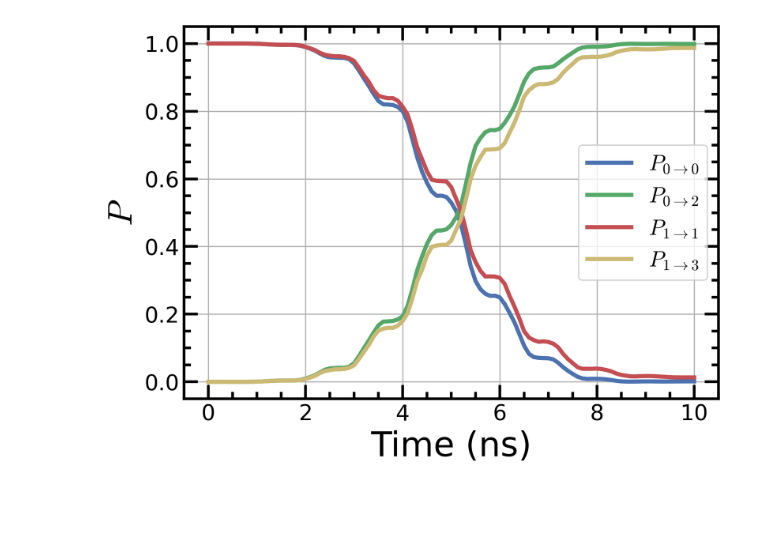
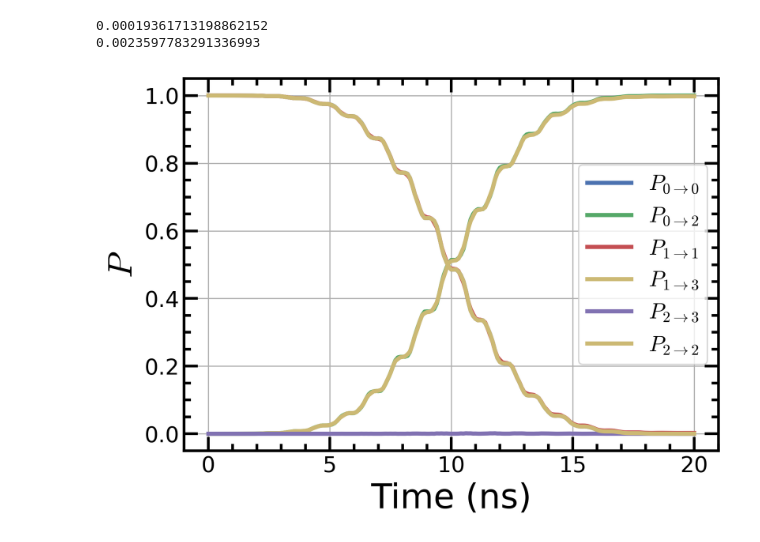
Before and after one commit to qnl/Fluxonium_berkeley, a Jupyter notebook: Notebooks/Untitled.ipynb, the cells around one changed output. Drawn from its saved outputs; the diff is of its cells as text; code cells hidden in the pictures; blank space fills up the shorter version.

```diff
--- a/Notebooks/Untitled.ipynb
+++ b/Notebooks/Untitled.ipynb
@@ -44,15 +42,16 @@ P3 = psi3 * psi3.dag()
 P4 = psi4 * psi4.dag()
 # %%
 #Gate parameter
-T_gate = 10 #ns
+T_gate = 20 #ns
 t_points = np.linspace(0, T_gate, 10 * int(T_gate) + 1)
-drive_amplitude_factor = 1
+drive_amplitude_factor = 0.5
 delta_omega_d1 = 0
 delta_omega_d2 = 0
 shape = 'gauss'
 sigma = 0.25
-drag = True
-drag_coeff = 0.0
+drag = False
+drag_coeff = 0.02
+drag_coeff_ratio = 1
 
 ini_state1 = 0
 fin_state1 = 2
@@ -64,31 +63,37 @@ fin_state2 = 3
 omega_d_2 = qubit.freq(ini_state2,fin_state2) + delta_omega_d2
 matr_el_2 = np.abs(qubit.n_ij(ini_state2,fin_state2))
 
-epsilon = drive_amplitude_factor/(matr_el_1+matr_el_2)
+epsilon = drive_amplitude_factor/matr_el_1
+drive_ratio = matr_el_1/matr_el_2
 
 H_drive = epsilon*(qubit.n())
 H_dummy = 0*(qubit.n())
 U_t = gates_double.evolution_operator_microwave(
-                qubit.H(), H_drive, t_points=t_points, DRAG = drag, DRAG_coefficient_1 = drag_coeff, DRAG_coefficient_2 = drag_coeff,
-                T_gate=T_gate, shape=shape, sigma=sigma, omega_d_1=omega_d_1,omega_d_2=omega_d_2)
+                qubit.H(), H_drive, t_points=t_points, drive_ratio=drive_ratio, DRAG = drag, DRAG_coefficient = drag_coeff,
+                T_gate=T_gate, shape=shape, sigma=sigma, omega_d_1=omega_d_1,omega_d_2=omega_d_2,drag_coeff_ratio = drag_coeff_ratio)
 # %%
 trans_prob_00 = gates.prob_transition(U_t, psi0, psi0)
 trans_prob_02 = gates.prob_transition(U_t, psi0, psi2)
 trans_prob_11 = gates.prob_transition(U_t, psi1, psi1)
 trans_prob_13 = gates.prob_transition(U_t, psi1, psi3)
 trans_prob_23 = gates.prob_transition(U_t, psi2, psi3)
 trans_prob_22 = gates.prob_transition(U_t, psi2, psi2)
 
 plt.figure(figsize = [7,5])
 plt.plot(t_points, trans_prob_00, label=r'$P_{0\rightarrow 0}$')
 plt.plot(t_points, trans_prob_02, label=r'$P_{0\rightarrow 2}$')
 plt.plot(t_points, trans_prob_11, label=r'$P_{1\rightarrow 1}$')
 plt.plot(t_points, trans_prob_13, color = 'C4', label=r'$P_{1\rightarrow 3}$')
-# plt.plot(t_points, trans_prob_23, label=r'$P_{2\rightarrow 3}$')
-# plt.plot(t_points, trans_prob_22, label=r'$P_{2\rightarrow 2}$')
+plt.plot(t_points, trans_prob_23, label=r'$P_{2\rightarrow 3}$')
+plt.plot(t_points, trans_prob_22, label=r'$P_{2\rightarrow 2}$')
 plt.xlabel('Time (ns)')
 plt.ylabel(r'$P$')
 plt.legend()
 plt.grid()
+
+print (1-trans_prob_02[-1])
+print (1-trans_prob_13[-1])
 # %% [output]
+0.00019361713198862152
+0.0023597783291336993
-[figure, old version]
+[figure, new version]
```
Also changed, not shown: parts of 7 cells of this notebook, 11 other files.
